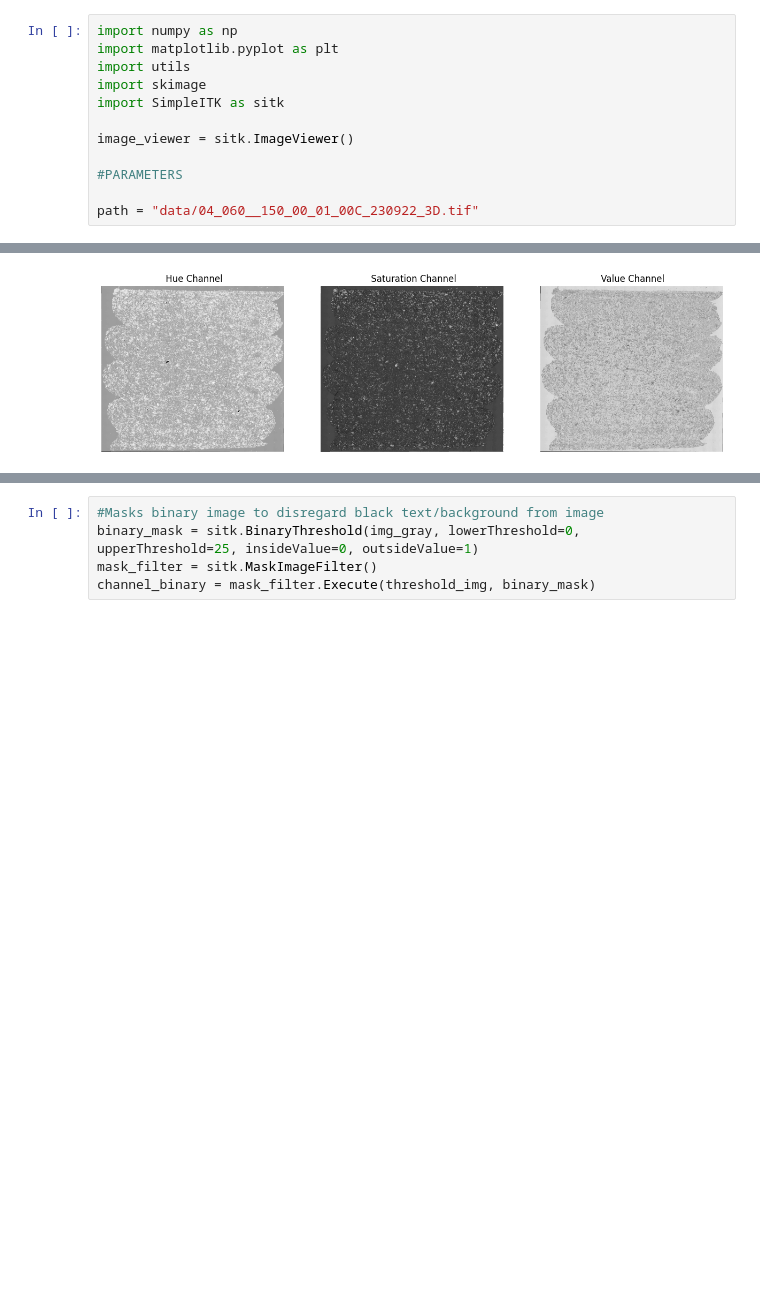
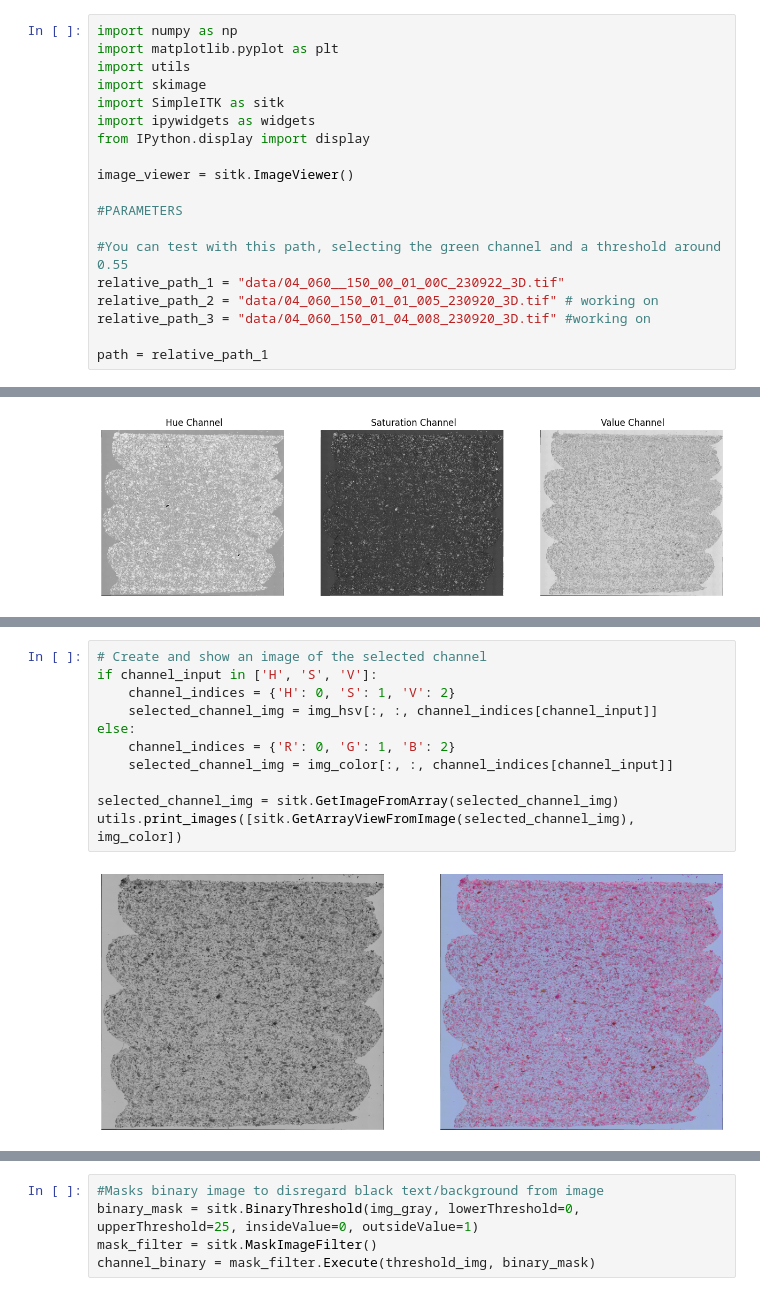
Before and after one commit to VoloVita/WPC_ImageProcessing, a Jupyter notebook: src/remove_background_experiment.ipynb, the cells around one changed output, grey strips where cells are left out. Drawn from its saved outputs; the diff is of its cells as text; blank space fills up the shorter version.

```diff
--- a/src/remove_background_experiment.ipynb
+++ b/src/remove_background_experiment.ipynb
@@ -4,12 +4,19 @@ import matplotlib.pyplot as plt
 import utils
 import skimage
 import SimpleITK as sitk
+import ipywidgets as widgets
+from IPython.display import display
 
 image_viewer = sitk.ImageViewer()
 
 #PARAMETERS
 
-path = "data/04_060__150_00_01_00C_230922_3D.tif"
+#You can test with this path, selecting the green channel and a threshold around 0.55
+relative_path_1 = "data/04_060__150_00_01_00C_230922_3D.tif"
+relative_path_2 = "data/04_060_150_01_01_005_230920_3D.tif" # working on
+relative_path_3 = "data/04_060_150_01_04_008_230920_3D.tif" #working on
+
+path = relative_path_1
 # %%
 img_color = utils.read_image(path)
 
@@ -82,3 +91,16 @@ ax.set_title(f"{channel_input} Channel ({channel_type})")
 plt.show()
 # %% [output]
 [figure]
+# %%
+# Create and show an image of the selected channel
+if channel_input in ['H', 'S', 'V']:
+    channel_indices = {'H': 0, 'S': 1, 'V': 2}
+    selected_channel_img = img_hsv[:, :, channel_indices[channel_input]]
+else:
+    channel_indices = {'R': 0, 'G': 1, 'B': 2}
+    selected_channel_img = img_color[:, :, channel_indices[channel_input]]
+
+selected_channel_img = sitk.GetImageFromArray(selected_channel_img)
+utils.print_images([sitk.GetArrayViewFromImage(selected_channel_img), img_color])
+# %% [output]
+[figure, added]
```
Also changed, not shown: parts of 4 cells of this notebook, 1 other file.
